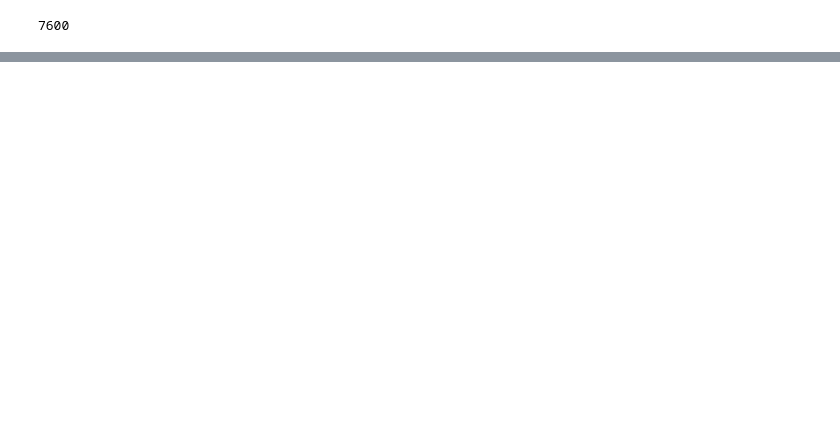
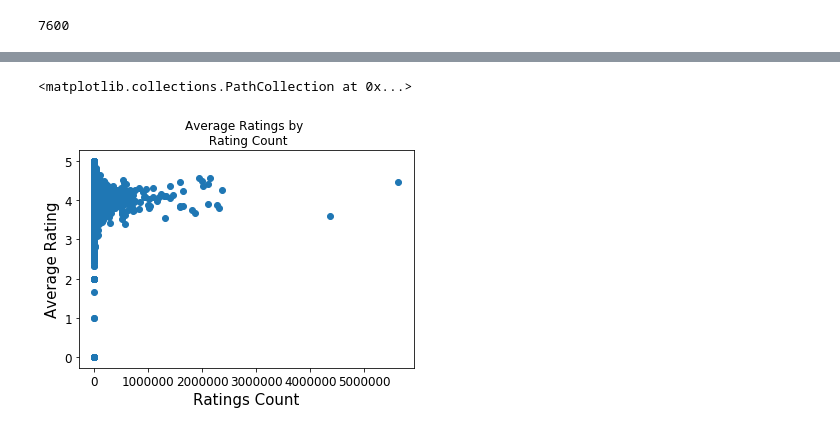
Before and after one commit to manmita7/BookBeasts, a Jupyter notebook: BookBeasts.ipynb, the cells around one changed output, grey strips where cells are left out. Cells and saved outputs as stored; diff of their text form; code cells hidden in the pictures; blank space fills up the shorter version.

Commit message:
Add files via upload
ratings comparisons with scatter plots

```diff
--- a/BookBeasts.ipynb
+++ b/BookBeasts.ipynb
@@ -103,4 +69,0 @@ dtype: object
-# %%
-goodreads_df.sort_values(["average_rating", "title"], axis=0,
-                 ascending=False, inplace=True)
-goodreads_df
@@ -125,0 +70,16 @@ goodreads_df
+# %%
+# authors with best ratings
+# books with best ratings
+# ratings/ review count
+# average rating
+# number of pages
+
+goodreads_data = goodreads_df.rename(columns={"authors":"Author", "title":"Book Title", "average_rating": "Average Rating", "# num_pages": "Book Pages", "ratings_count": "Ratings Count"})
+
+
+# authors with best ratings
+good_reads_data = goodreads_data[["Author", "Book Title", "Average Rating", "Ratings Count", "Book Pages"]]
+
+good_reads_data.sort_values(["Average Rating", "Book Title"], axis=0,
+                 ascending=False, inplace=True)
+good_reads_data.head(10)
@@ -167,0 +132,11 @@ AttributeError: Cannot access callable attribute 'sort_values' of 'DataFrameGrou
+# %%
+y = good_reads_data['Average Rating'];
+x = good_reads_data['Ratings Count']
+
+plt.xlabel('Ratings Count', fontsize=15); plt.ylabel('Average Rating', fontsize=15)
+plt.xticks(size = 12); plt.yticks(size = 12)
+plt.title("Average Ratings by \n Rating Count")
+plt.scatter(x,y)
+# %% [output]
+<matplotlib.collections.PathCollection at 0x...>
+[figure, added]
```
Also changed, not shown: parts of 11 cells of this notebook.
